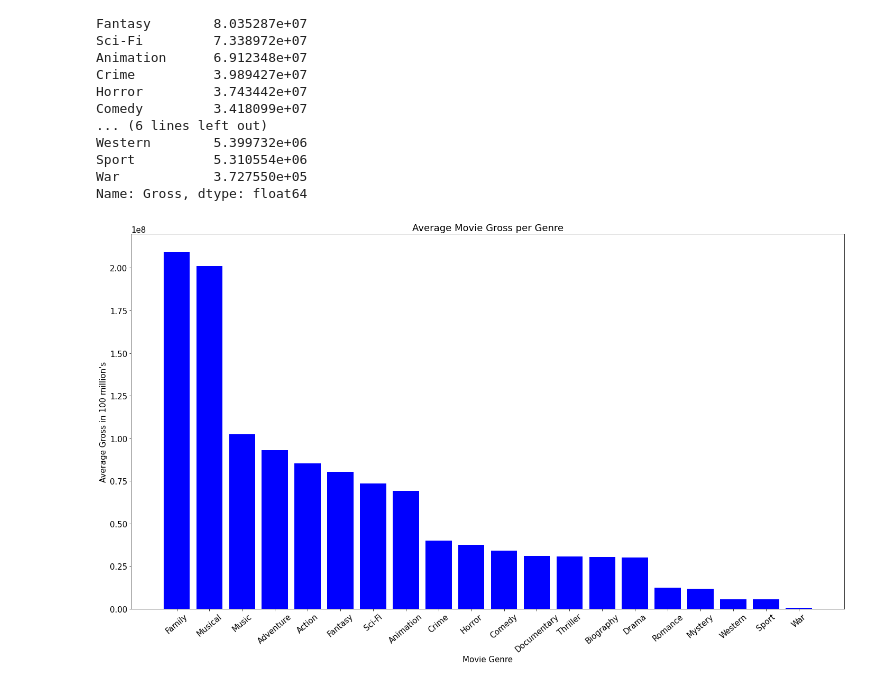
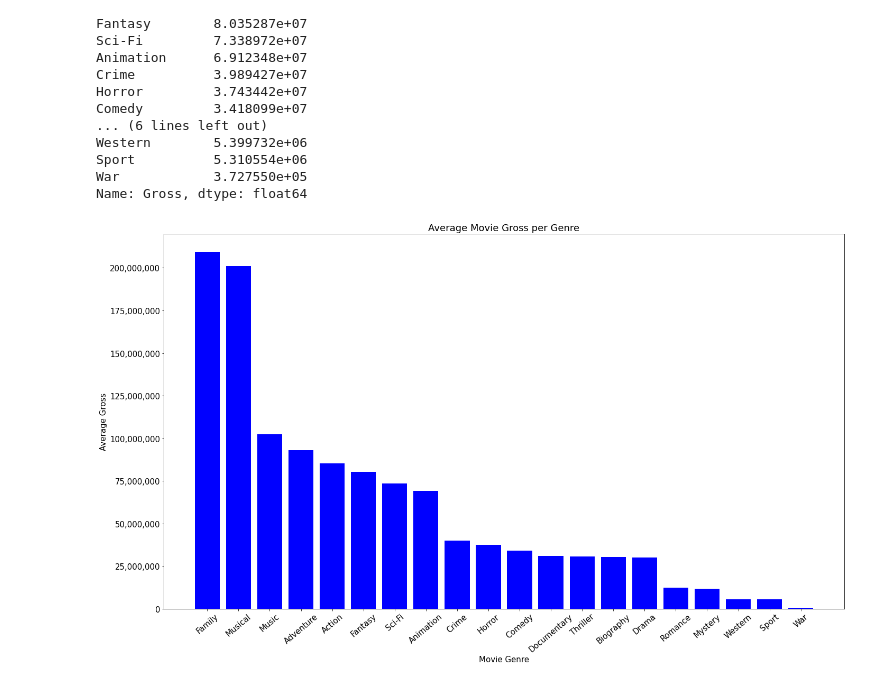
Before and after one commit to pedrov718/box_office_project, a Jupyter notebook: phase1_project.ipynb, the cells around one changed output. Cells and saved outputs as stored; diff of their text form; code cells hidden in the pictures.

```diff
--- a/phase1_project.ipynb
+++ b/phase1_project.ipynb
@@ -252,17 +252,19 @@ Name: Gross, dtype: float64
 # %%
 fig, ax = plt.subplots(figsize=(20,12))
 
 # sets up bar plot
 ax.bar(avg_per_genre.keys(), avg_per_genre, color = "blue")
 ax.set_xlabel('Movie Genre')
 ax.set_xticklabels(avg_per_genre.keys(), rotation=40)
-ax.set_ylabel("Average Gross in 100 million's")
+ax.set_ylabel("Average Gross")
 ax.set_title('Average Movie Gross per Genre')
+ax.get_yaxis().set_major_formatter(
+    matplotlib.ticker.FuncFormatter(lambda x, p: format(int(x), ',')))
 plt.rcParams.update({'font.size': 15})
 plt.tight_layout()
 plt.show();
 # %% [output]
-[figure, old version]
+[figure, new version]
 # %%
 movies_clean["release_month"] = movies_clean["Open"].apply(lambda x: x.strftime("%b"))
 
```
Also changed, not shown: parts of 3 cells of this notebook.
